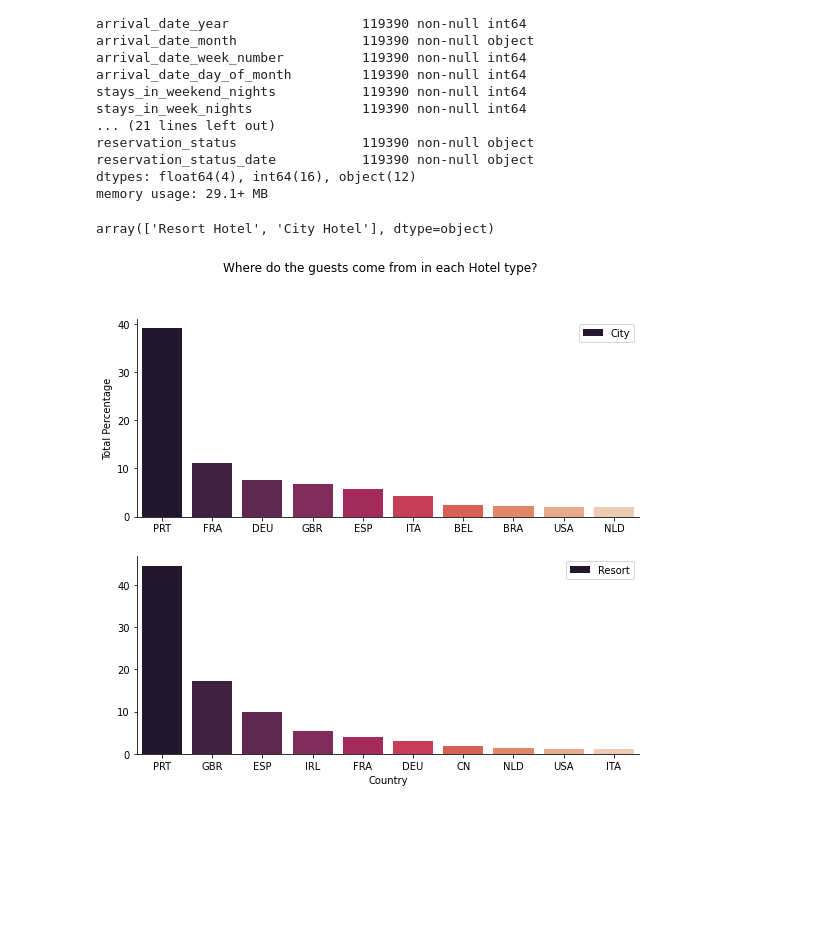
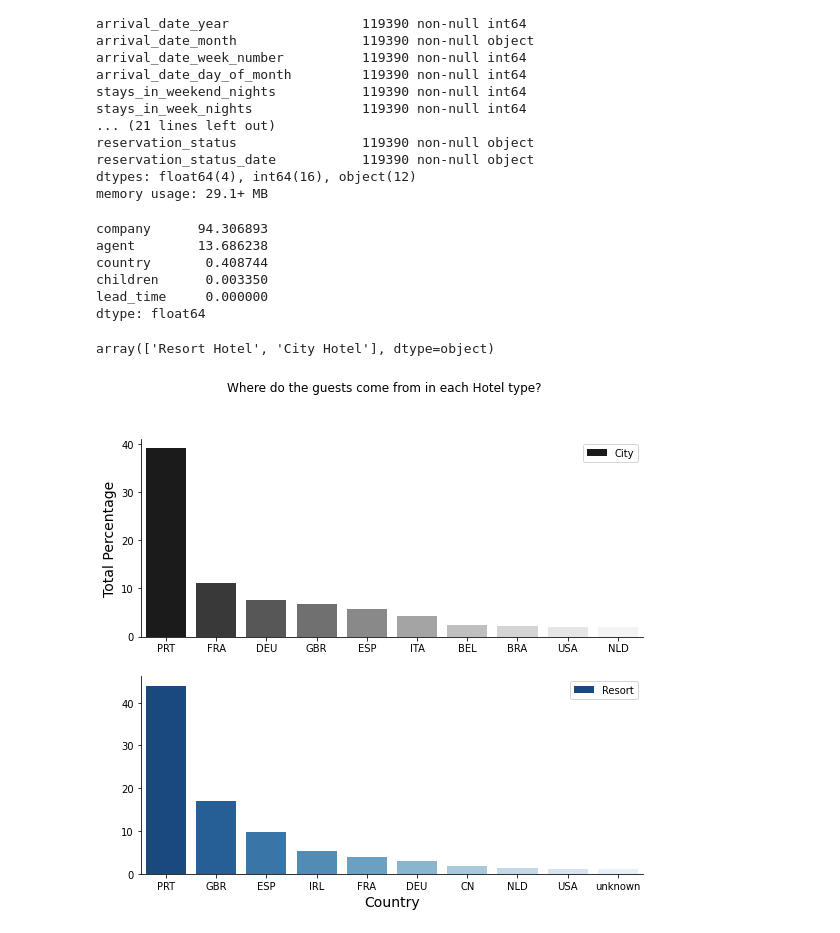
Before and after one commit to gonzalo71/TestGit, a Jupyter notebook: booking_demand.ipynb, the cells around one changed output. Saved outputs shown, nothing was run; the diff lists cells and outputs as text; code cells hidden in the pictures; blank space fills up the shorter version.

```diff
--- a/booking_demand.ipynb
+++ b/booking_demand.ipynb
@@ -35,29 +35,44 @@ reservation_status                119390 non-null object
 reservation_status_date           119390 non-null object
 dtypes: float64(4), int64(16), object(12)
 memory usage: 29.1+ MB
+# %%
+# nan values percentage
+(df_hotel.isnull().sum().sort_values(ascending=False).head(5) / len(df_hotel)) * 100
+# %% [output]
+company      94.306893
+agent        13.686238
+country       0.408744
+children      0.003350
+lead_time     0.000000
+dtype: float64
+# %%
+# replace nan values
+nan_replaces = {"children": 0.0, "country":"unknown","agent":0, "company":0}
+df_hotel_clean = df_hotel.fillna(nan_replaces)
 # %%
 #Where do the guests come from? (cancelled are included)
 df_hotel["hotel"].unique()
 # %% [output]
 array(['Resort Hotel', 'City Hotel'], dtype=object)
 # %%
-countrys_city = df_hotel[df_hotel["hotel"] == "City Hotel"]["country"].value_counts(ascending=False, normalize=True).head(10) * 100
+countrys_city = df_hotel_clean[df_hotel_clean["hotel"] == "City Hotel"]["country"].value_counts(ascending=False, normalize=True).head(10) * 100
 
-country_resorts = df_hotel[df_hotel["hotel"] == "Resort Hotel"]["country"].value_counts(ascending=False, normalize=True).head(10) * 100
+country_resorts = df_hotel_clean[df_hotel_clean ["hotel"] == "Resort Hotel"]["country"].value_counts(ascending=False, normalize=True).head(10) * 100
 # %%
 fig, (ax1, ax2) = plt.subplots(2,1, figsize=(9,8))
-sns.barplot(y="country", x="index", palette="rocket",ax=ax1, label="City", data=countrys_city.reset_index())
-ax1.set_ylabel("Total Percentage")
+sns.barplot(y="country", x="index", palette="Greys_r",ax=ax1, label="City", data=countrys_city.reset_index())
+ax1.set_ylabel("Total Percentage",fontdict={'fontsize': 14, 'fontweight': 'medium'})
 ax1.set_yticks(np.arange(0,50,10))
 ax1.set_xlabel("")
 ax1.legend()
+sns.despine()
 
 
-sns.barplot(y="country", x="index", palette="rocket",ax=ax2, label="Resort", data=country_resorts.reset_index())
-ax2.set_xlabel("Country")
+sns.barplot(y="country", x="index", palette="Blues_r",ax=ax2, label="Resort", data=country_resorts.reset_index())
+ax2.set_xlabel("Country",fontdict={'fontsize': 14, 'fontweight': 'medium'})
 ax2.set_ylabel("")
 ax2.legend()
-fig.suptitle("Where do the guests come from in each Hotel type?",fontdict={'fontsize': 16, 'fontweight': 'medium'})
+fig.suptitle("Where do the guests come from in each Hotel type?",fontdict={'fontsize': 17, 'fontweight': 'medium'})
 sns.despine()
 # %% [output]
-[figure, old version]
+[figure, new version]
```
Also changed, not shown: parts of 4 cells of this notebook.
